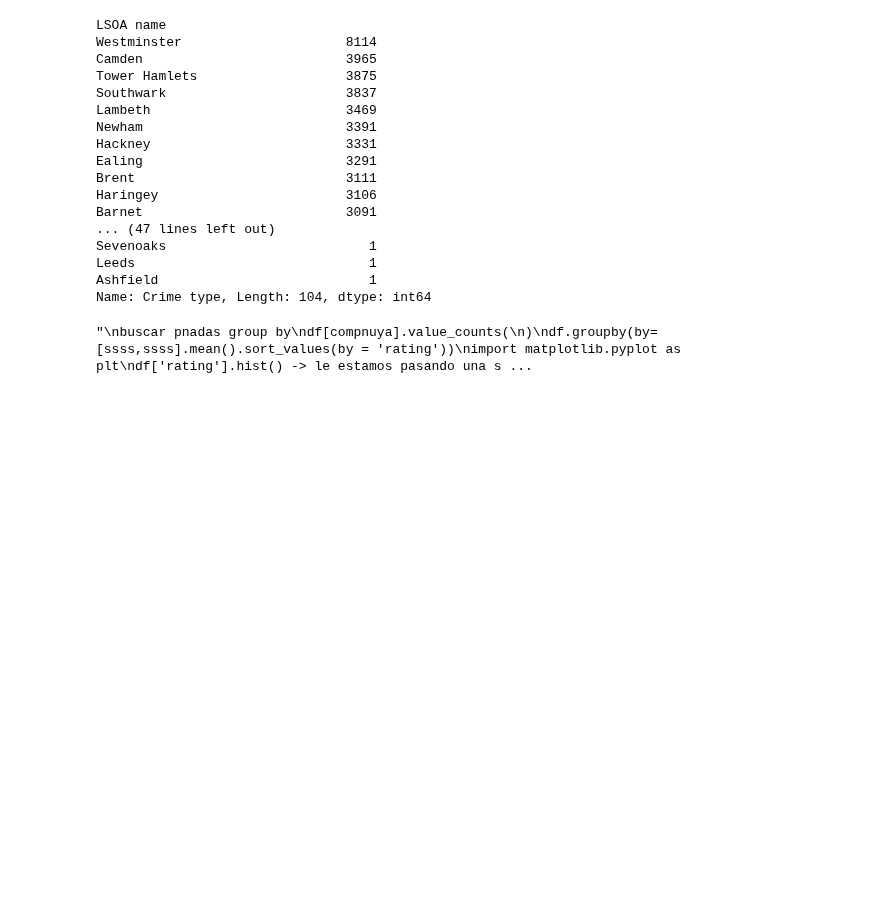
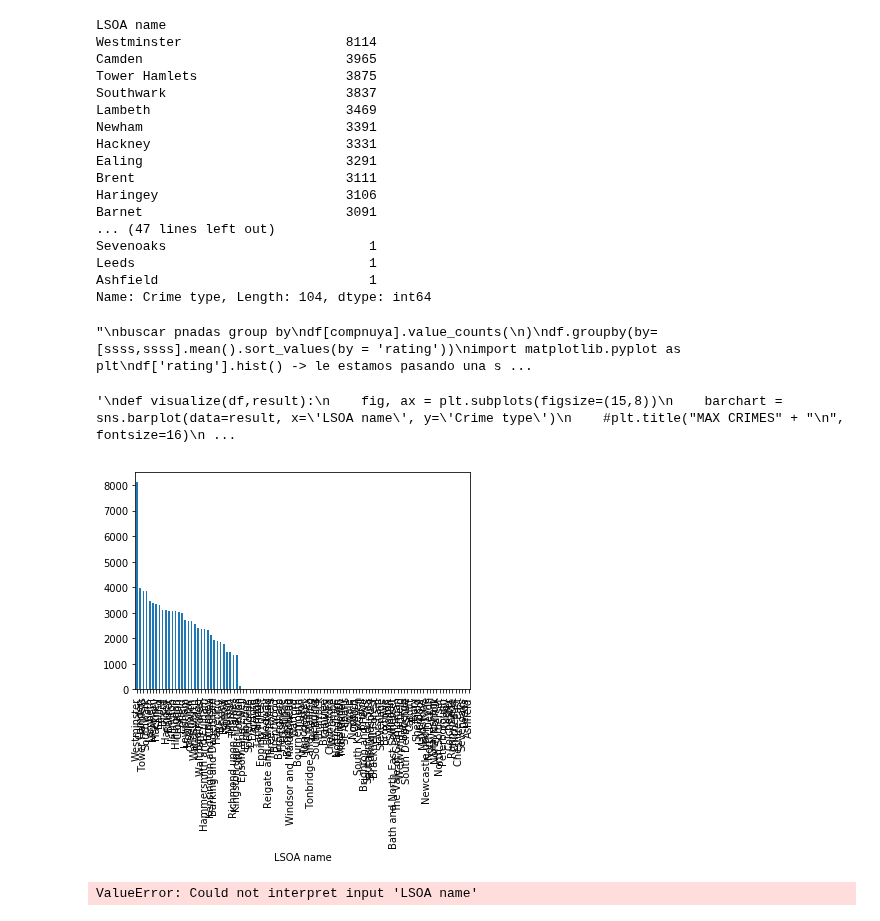
Before and after one commit to davidlafuentem/data-labs, a Jupyter notebook: module-1/pipelines-project/your-code/main_pipeline_project.ipynb, the cells around one changed output. Saved outputs shown, nothing was run; the diff lists cells and outputs as text; code cells hidden in the pictures; blank space fills up the shorter version.

Commit message:
plot working but not nice

```diff
--- a/module-1/pipelines-project/your-code/main_pipeline_project.ipynb
+++ b/module-1/pipelines-project/your-code/main_pipeline_project.ipynb
@@ -183,6 +184,24 @@ Leeds                              1
 Ashfield                           1
 Name: Crime type, Length: 104, dtype: int64
 "\nbuscar pnadas group by\ndf[compnuya].value_counts(\n)\ndf.groupby(by=[ssss,ssss].mean().sort_values(by = 'rating'))\nimport matplotlib.pyplot as plt\ndf['rating'].hist() -> le estamos pasando una s ...
+# %%
+result1.plot(kind='bar')
+"""
+
+"""
+# %% [output]
+'\ndef visualize(df,result):\n    fig, ax = plt.subplots(figsize=(15,8))\n    barchart = sns.barplot(data=result, x=\'LSOA name\', y=\'Crime type\')\n    #plt.title("MAX CRIMES" + "\n", fontsize=16)\n ...
+[figure, added]
+# %%
+def visualize(df,result):
+
+    barchart = sns.barplot(data=result, x='LSOA name', y='Crime type')
+    #plt.title("MAX CRIMES" + "\n", fontsize=16)
+    return barchart
+
+visualize(dfCrimes,result1)
+# %% [output]
+ValueError: Could not interpret input 'LSOA name'
 # %%
 
 
```
Also changed, not shown: parts of 1 cell of this notebook.
